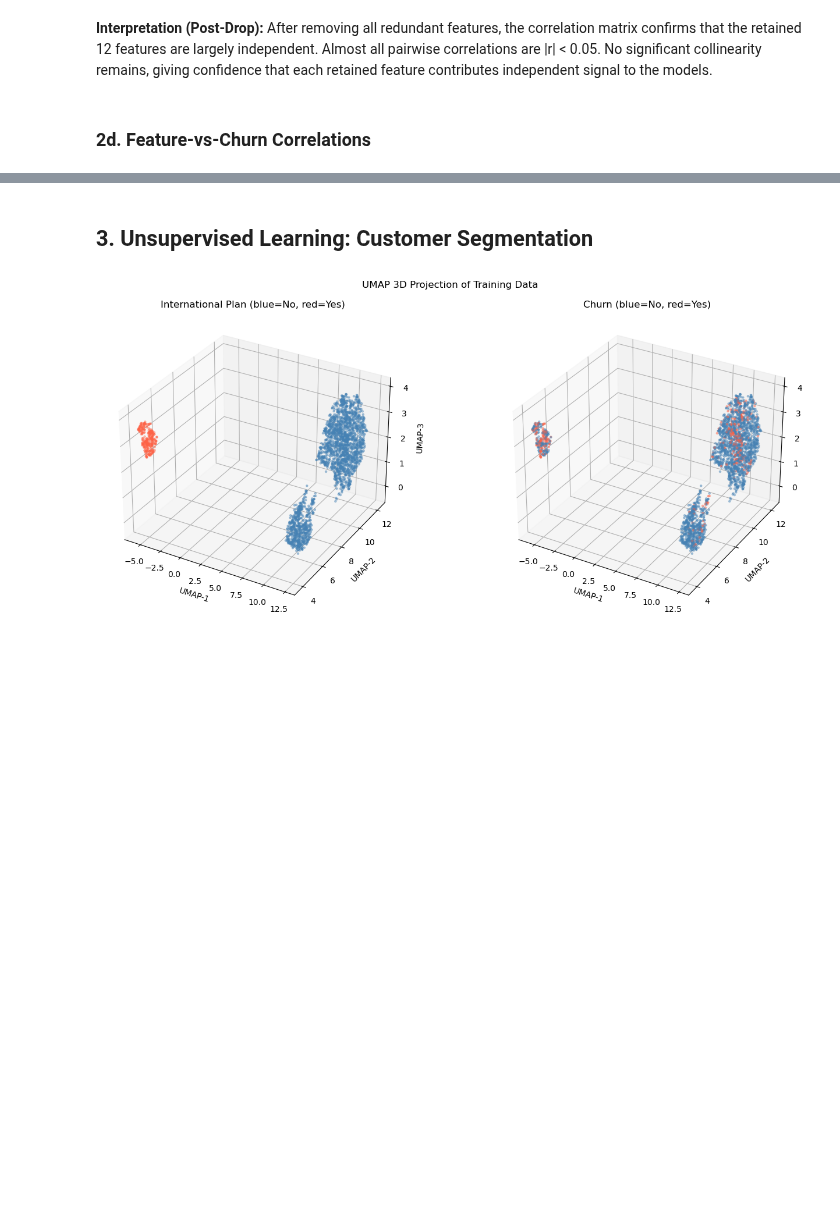
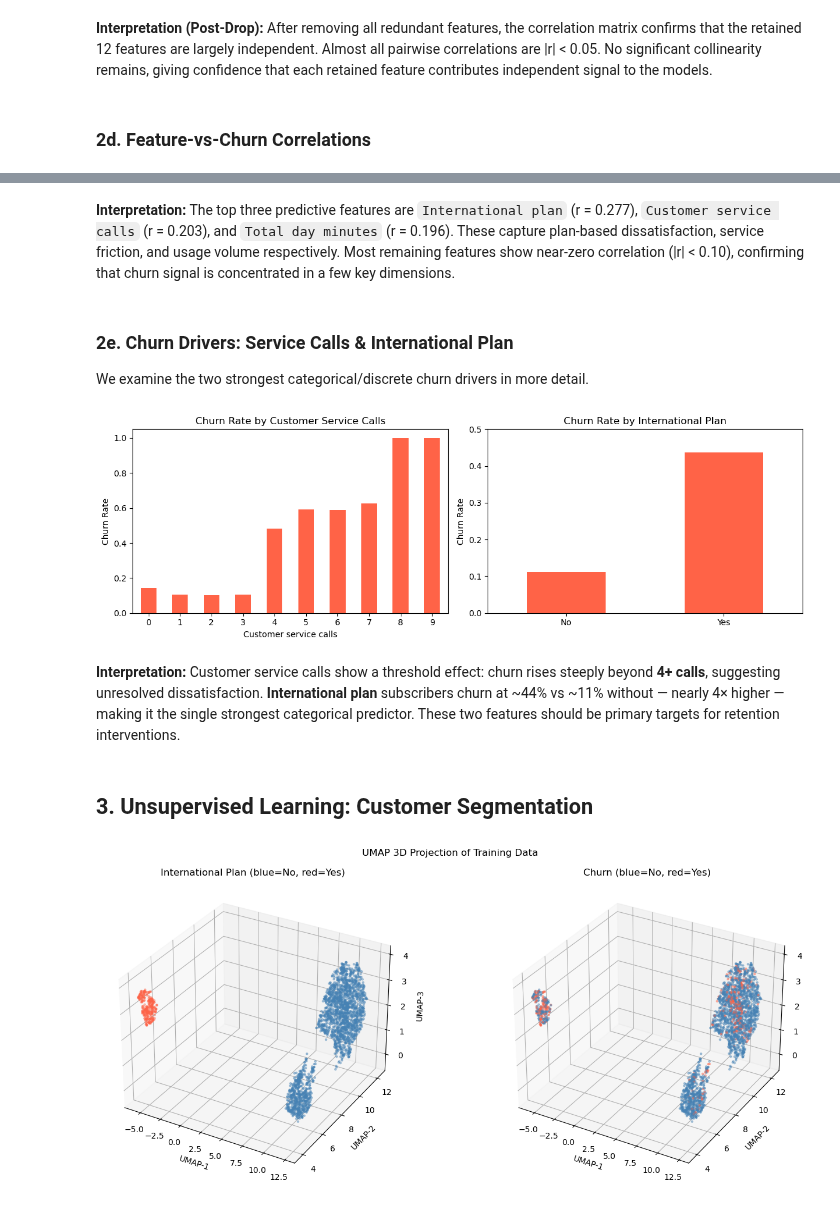
Before and after one commit to euph00/kddm_proj, a Jupyter notebook: project.ipynb, the cells around one changed output, grey strips where cells are left out. Cells and saved outputs as stored; diff of their text form; code cells hidden in the pictures; blank space fills up the shorter version.

```diff
--- a/project.ipynb
+++ b/project.ipynb
@@ -333,3 +178,15 @@ plt.show()
+# %% [markdown]
+**Interpretation:** The top three predictive features are `International plan` (r = 0.277), `Customer service calls` (r = 0.203), and `Total day minutes` (r = 0.196). These capture plan-based dissatisfaction, service friction, and usage volume respectively. Most remaining features show near-zero correlation (|r| < 0.10), confirming that churn signal is concentrated in a few key dimensions.
+# %% [markdown]
+### 2e. Churn Drivers: Service Calls & International Plan
+
+We examine the two strongest categorical/discrete churn drivers in more detail.
+# %%
+plot_service_calls_and_categorical(train)
+# %% [output]
+[figure, added]
+# %% [markdown]
+**Interpretation:** Customer service calls show a threshold effect: churn rises steeply beyond **4+ calls**, suggesting unresolved dissatisfaction. **International plan** subscribers churn at ~44% vs ~11% without — nearly 4× higher — making it the single strongest categorical predictor. These two features should be primary targets for retention interventions.
 # %% [markdown]
 ## 3. Unsupervised Learning: Customer Segmentation
 # %%
```
Also changed, not shown: parts of 79 cells of this notebook, 5 other files.
